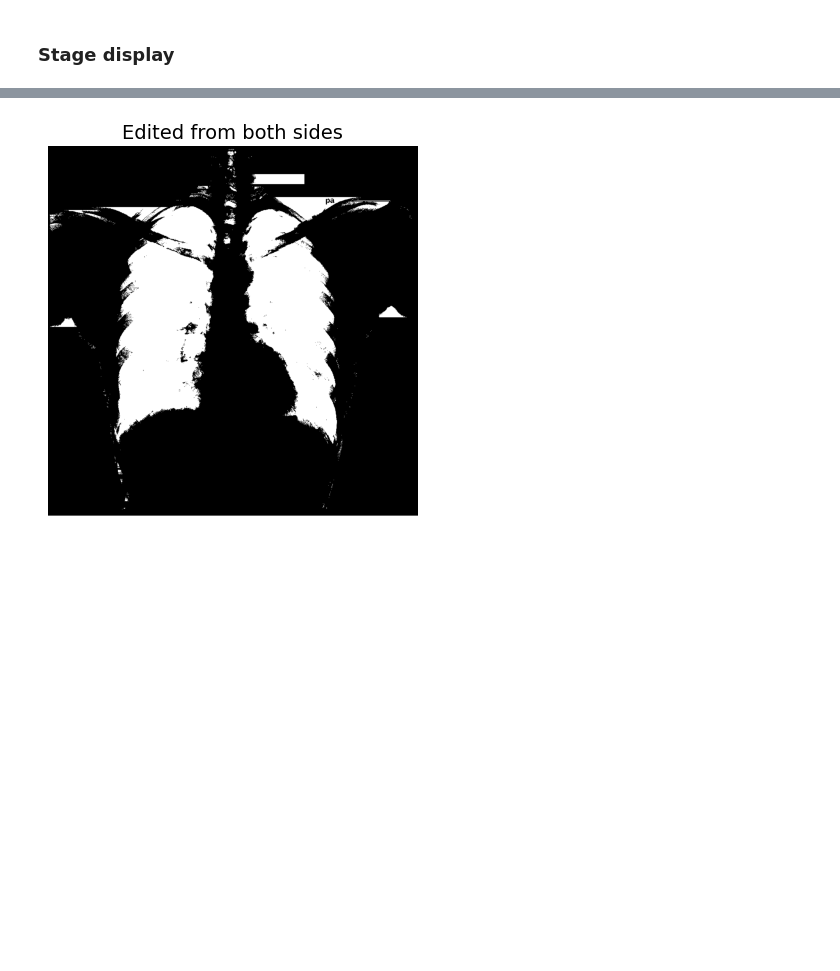
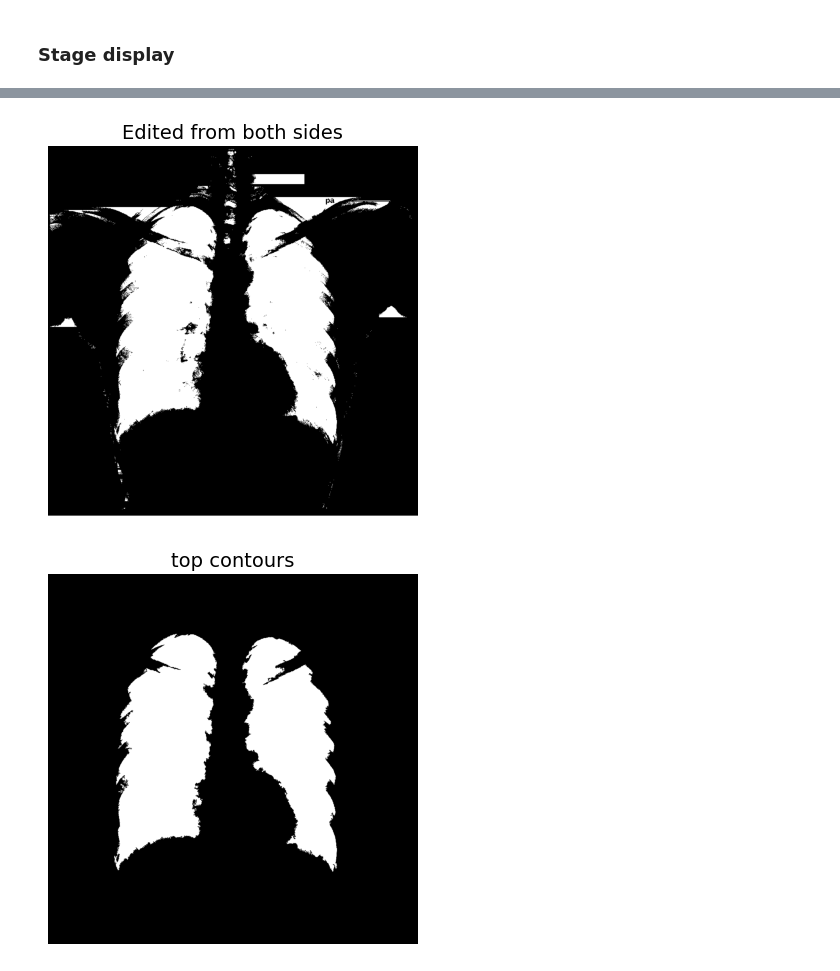
Before and after one commit to AminHajian/CNN-Lung-Segmentation, a Jupyter notebook: preprocing_steps.ipynb, the cells around one changed output, grey strips where cells are left out. Cells and saved outputs as stored; diff of their text form; code cells hidden in the pictures; blank space fills up the shorter version.

Commit message:
Add Extraction_of_large_contours function

```diff
--- a/preprocing_steps.ipynb
+++ b/preprocing_steps.ipynb
@@ -87,34 +87,53 @@ def Placing_black_pixels (image,side):
                     image[h, w] = 0
                     break
     return image
+
+def Extraction_of_large_contours (image):
+    # Find contours
+    contours, hierarchy = cv2.findContours(image, cv2.RETR_EXTERNAL, cv2.CHAIN_APPROX_SIMPLE)
+    # Sort the contours based on area in descending order
+    contours = sorted(contours, key=cv2.contourArea, reverse=True)
+    # Select the top five largest contours
+    top_contours = contours[:2]
+    # Create a black image
+    image = np.zeros((image_size, image_size), dtype=np.uint8)
+    # Draw the selected contours on the black image
+    cv2.drawContours(image, top_contours, -1, 255, thickness=cv2.FILLED)
+
+    return image
 # %% [markdown]
 ### Stage display
 # %%
 for image_name in image_list:                            # Select image from folder
     # opening
     image = Image.open(os.path.join(path, image_name))
     display_image(image, 'Original image')
 
     # resizing
     image = image.resize((image_size, image_size))
 
     # Convert to numpy array
     image = np.array(image)
 
     # black amd white lung threshold
     image = black_white(image)
     display_image(image, 'threshold')
 
     # Blacken pixels from left and right
     edited_image_left = Placing_black_pixels(image.copy(), 'left')
     display_image(edited_image_left, 'Edited from left')
     edited_image_right = Placing_black_pixels(image.copy(), 'right')
     display_image(edited_image_right, 'Edited from right')
     image = Placing_black_pixels(image.copy(), 'left') ; image = Placing_black_pixels(image, 'right')
     display_image(image, 'Edited from both sides')
+
+    # Extraction of large contours
+    image = Extraction_of_large_contours(image)
+    display_image(image, 'top contours')
 # %% [output]
 [figure]
 [figure]
 [figure]
 [figure]
 [figure]
+[figure, added]
```
